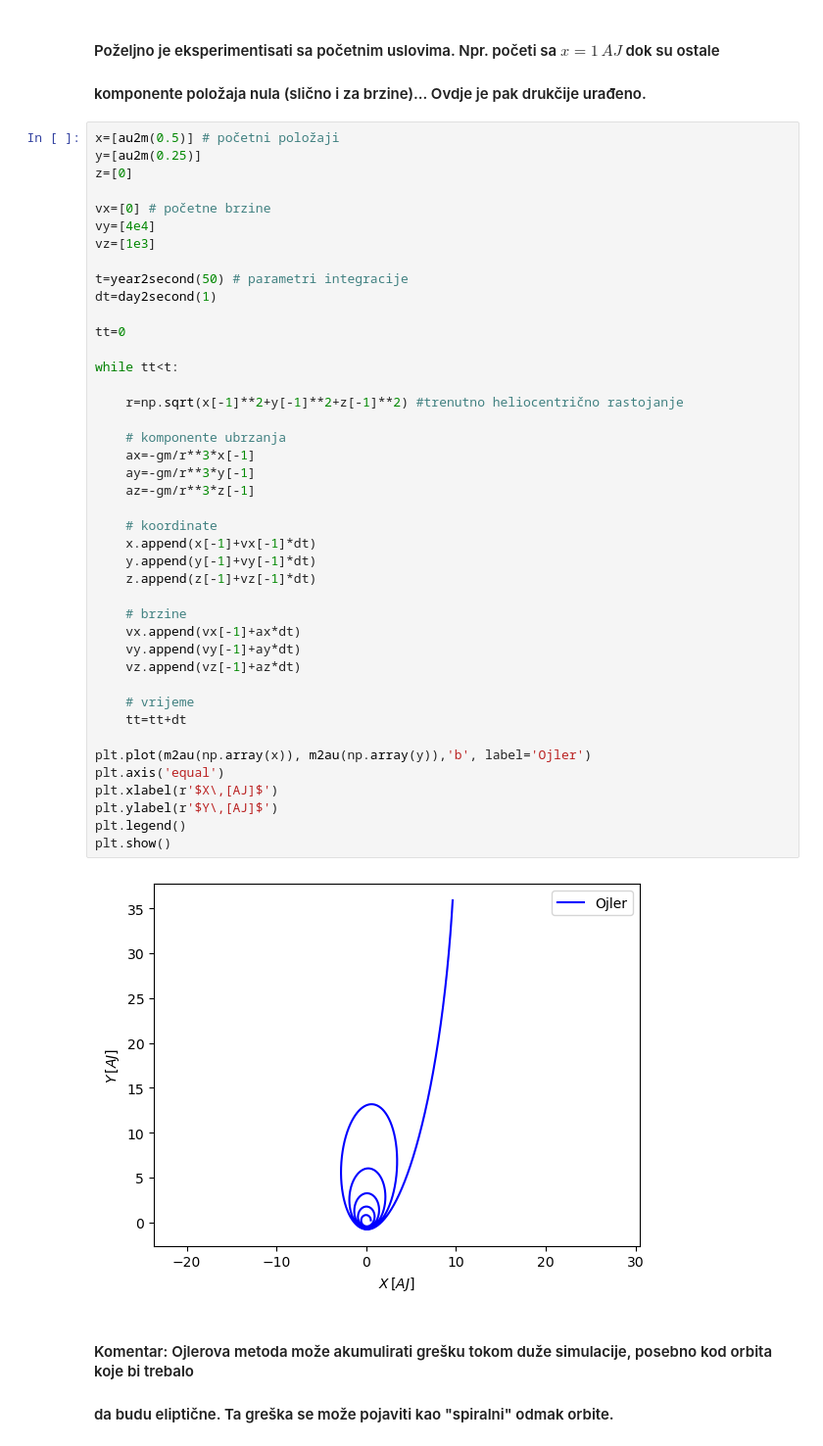
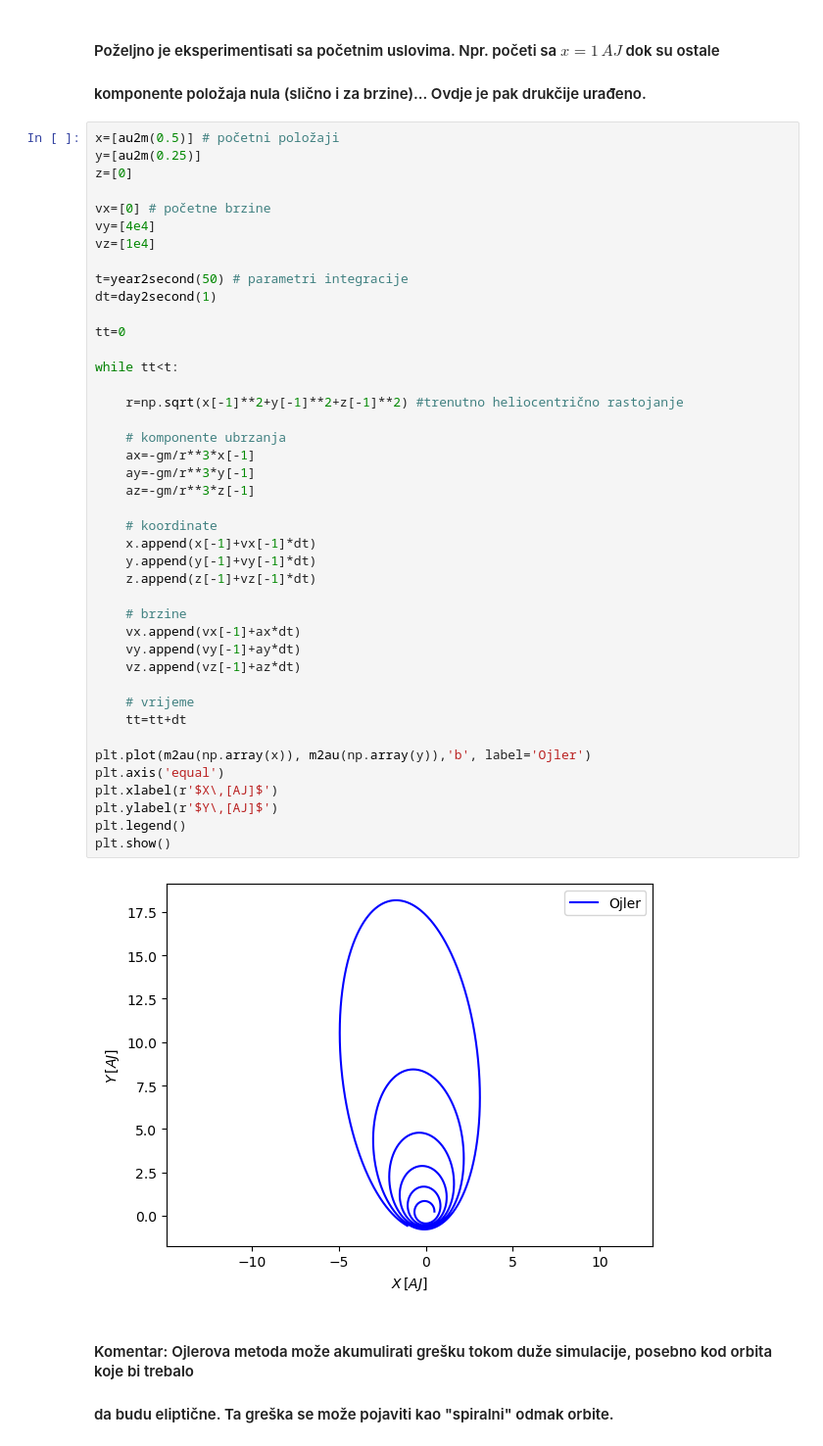
Before and after one commit to zorzeus/Numericke-metode-u-astronomiji, a Jupyter notebook: nma_07.ipynb, the cells around one changed output. Shown at 98% size. Saved outputs shown, nothing was run; the diff lists cells and outputs as text.

```diff
--- a/nma_07.ipynb
+++ b/nma_07.ipynb
@@ -85,7 +83,7 @@ z=[0]
 
 vx=[0] # početne brzine
 vy=[4e4]
-vz=[1e3]
+vz=[1e4]
 
 t=year2second(50) # parametri integracije
 dt=day2second(1)
@@ -94,34 +92,34 @@ tt=0
 
 while tt<t:
 
     r=np.sqrt(x[-1]**2+y[-1]**2+z[-1]**2) #trenutno heliocentrično rastojanje
 
     # komponente ubrzanja
     ax=-gm/r**3*x[-1]
     ay=-gm/r**3*y[-1]
     az=-gm/r**3*z[-1]
 
     # koordinate
     x.append(x[-1]+vx[-1]*dt)
     y.append(y[-1]+vy[-1]*dt)
     z.append(z[-1]+vz[-1]*dt)
 
     # brzine
     vx.append(vx[-1]+ax*dt)
     vy.append(vy[-1]+ay*dt)
     vz.append(vz[-1]+az*dt)
 
     # vrijeme
     tt=tt+dt
 
 plt.plot(m2au(np.array(x)), m2au(np.array(y)),'b', label='Ojler')
 plt.axis('equal')
 plt.xlabel(r'$X\,[AJ]$')
 plt.ylabel(r'$Y\,[AJ]$')
 plt.legend()
 plt.show()
 # %% [output]
-[figure, old version]
+[figure, new version]
 # %% [markdown]
 #### Komentar: Ojlerova metoda može akumulirati grešku tokom duže simulacije, posebno kod orbita koje bi trebalo
 #### da budu eliptične. Ta greška se može pojaviti kao "spiralni" odmak orbite.
```
Also changed, not shown: parts of 19 cells of this notebook.
